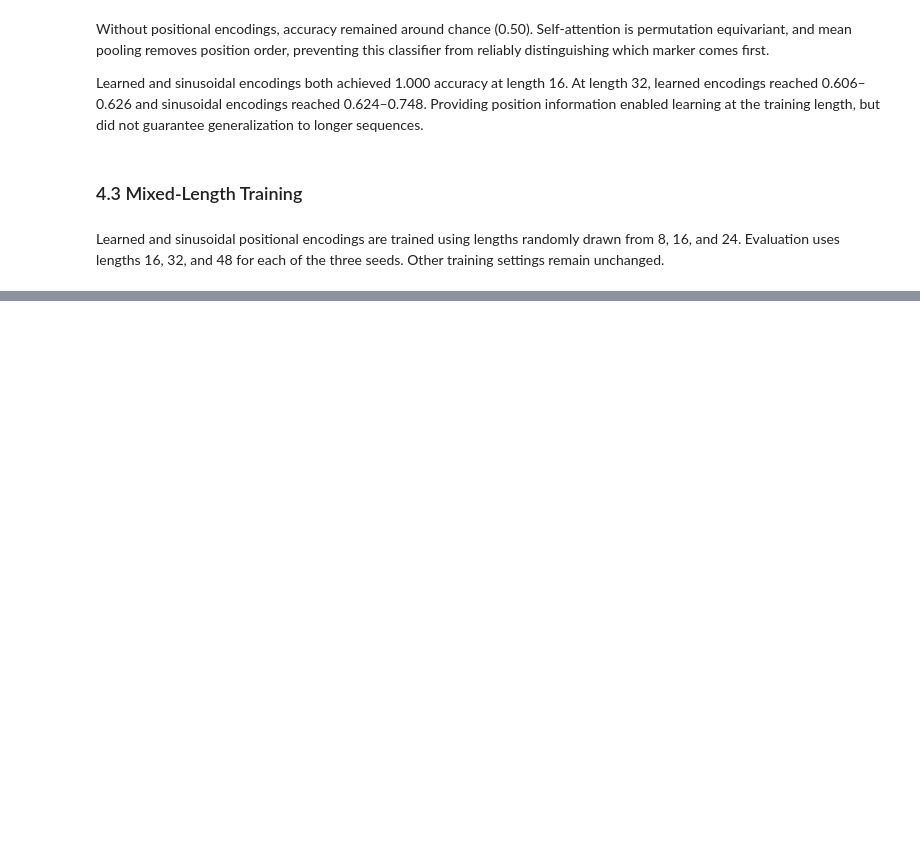
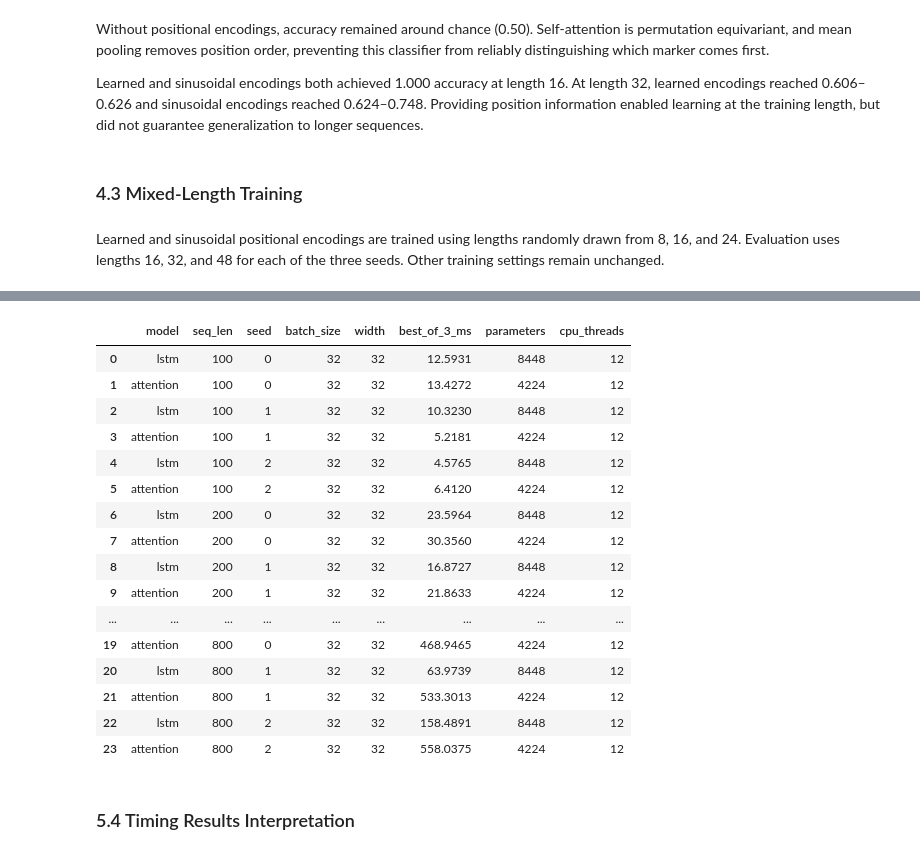
Before and after one commit to dancmartin11/aigc-5500-lab-05-attention-against-recurrence, a Jupyter notebook: daniel_alejandro_castillo_martin_LAB5.ipynb, the cells around one changed output, grey strips where cells are left out. Drawn from its saved outputs; the diff is of its cells as text; code cells hidden in the pictures; blank space fills up the shorter version.

Commit message:
2026-10-19 - Complete positional encoding normalization and timing experiments, finalized README.

```diff
--- a/daniel_alejandro_castillo_martin_LAB5.ipynb
+++ b/daniel_alejandro_castillo_martin_LAB5.ipynb
@@ -600,0 +825,23 @@ display(mixed_position_results_df)
+# %%
+# Show the timing results dataframe
+timing_results_df
+# %% [output]
+|  | model | seq_len | seed | batch_size | width | best_of_3_ms | parameters | cpu_threads |
+| 0 | lstm | 100 | 0 | 32 | 32 | 12.5931 | 8448 | 12 |
+| 1 | attention | 100 | 0 | 32 | 32 | 13.4272 | 4224 | 12 |
+| 2 | lstm | 100 | 1 | 32 | 32 | 10.3230 | 8448 | 12 |
+| 3 | attention | 100 | 1 | 32 | 32 | 5.2181 | 4224 | 12 |
+| 4 | lstm | 100 | 2 | 32 | 32 | 4.5765 | 8448 | 12 |
+| 5 | attention | 100 | 2 | 32 | 32 | 6.4120 | 4224 | 12 |
+| 6 | lstm | 200 | 0 | 32 | 32 | 23.5964 | 8448 | 12 |
+| 7 | attention | 200 | 0 | 32 | 32 | 30.3560 | 4224 | 12 |
+| 8 | lstm | 200 | 1 | 32 | 32 | 16.8727 | 8448 | 12 |
+| 9 | attention | 200 | 1 | 32 | 32 | 21.8633 | 4224 | 12 |
+| ... | ... | ... | ... | ... | ... | ... | ... | ... |
+| 19 | attention | 800 | 0 | 32 | 32 | 468.9465 | 4224 | 12 |
+| 20 | lstm | 800 | 1 | 32 | 32 | 63.9739 | 8448 | 12 |
+| 21 | attention | 800 | 1 | 32 | 32 | 533.3013 | 4224 | 12 |
+| 22 | lstm | 800 | 2 | 32 | 32 | 158.4891 | 8448 | 12 |
+| 23 | attention | 800 | 2 | 32 | 32 | 558.0375 | 4224 | 12 |
+# %% [markdown]
+### 5.4 Timing Results Interpretation
```
Also changed, not shown: parts of 18 cells of this notebook, 4 other files.
